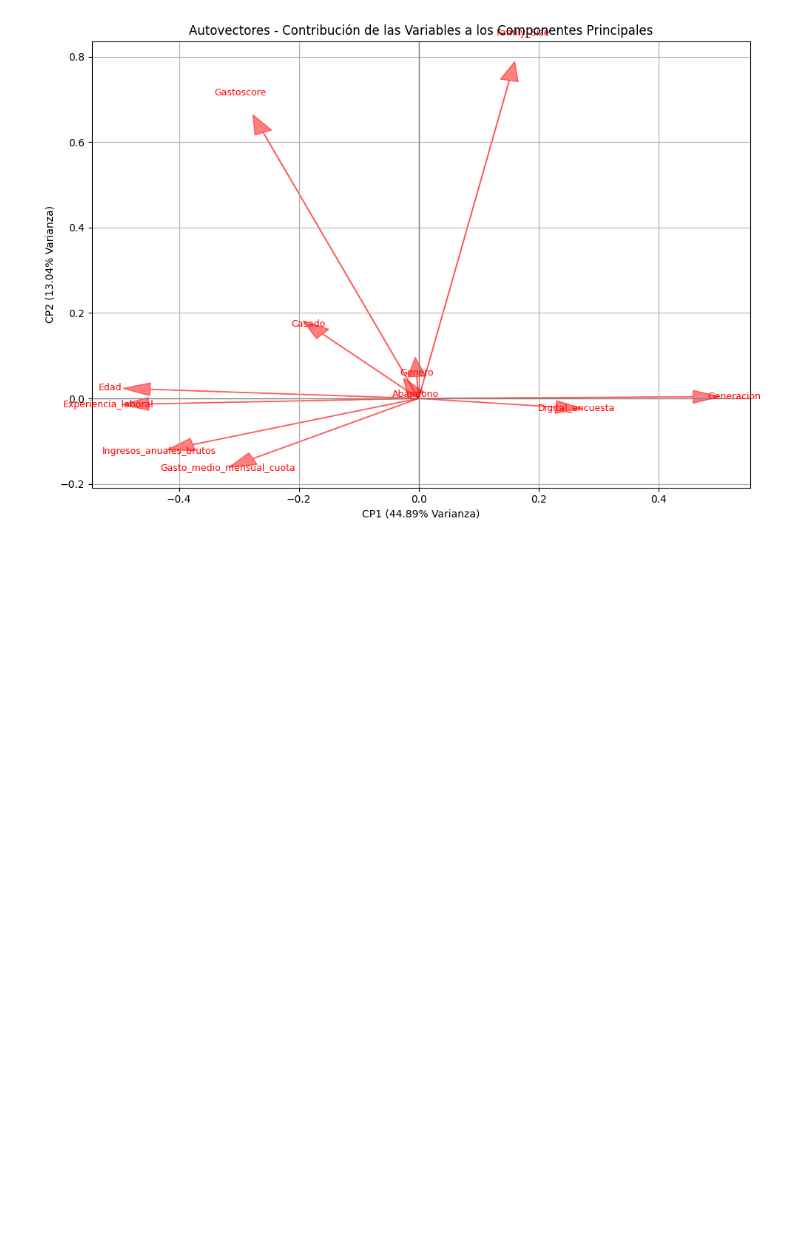
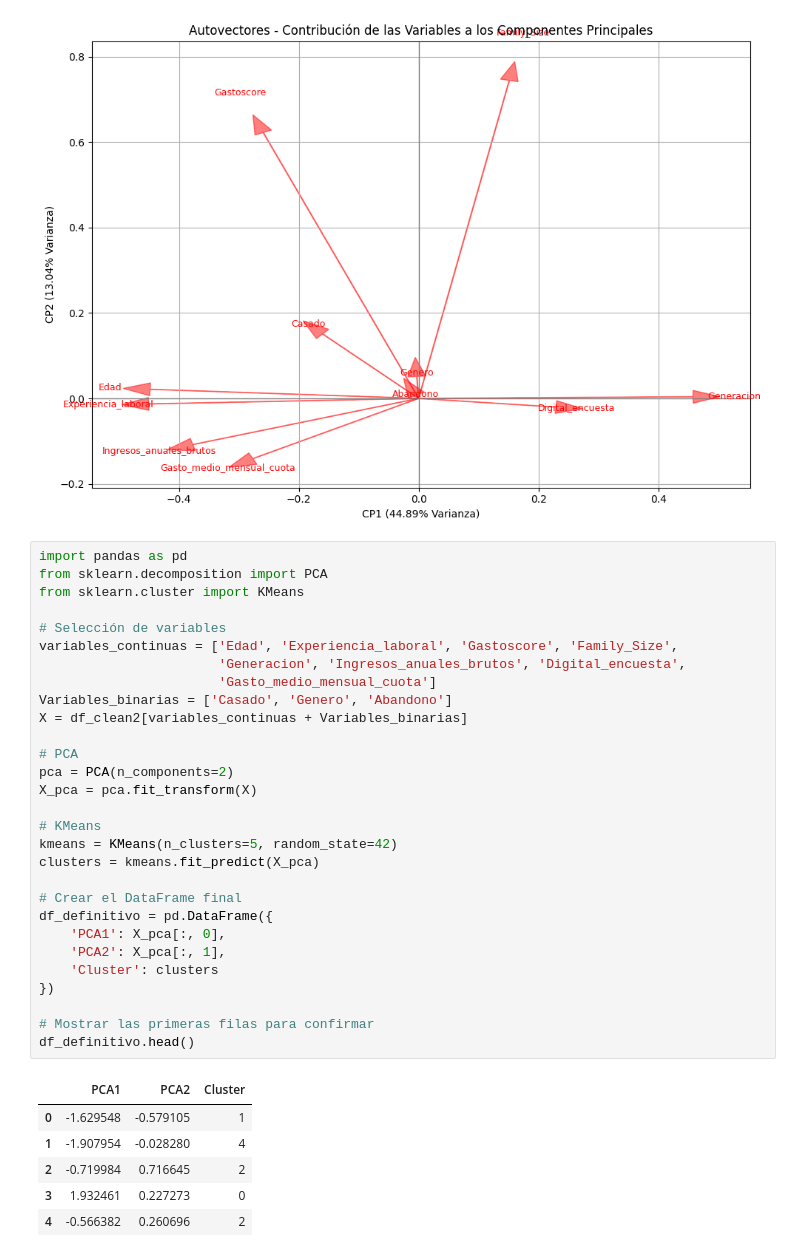
Before and after one commit to josean9/Caso2PCA, a Jupyter notebook: notebooks/analisisDatos.ipynb, the cells around one changed output. Cells and saved outputs as stored; diff of their text form; blank space fills up the shorter version.

```diff
--- a/notebooks/analisisDatos.ipynb
+++ b/notebooks/analisisDatos.ipynb
@@ -1035,3 +1036,39 @@ plt.tight_layout()
 plt.show()
 # %% [output]
 [figure]
+# %%
+import pandas as pd
+from sklearn.decomposition import PCA
+from sklearn.cluster import KMeans
+
+# Selección de variables
+variables_continuas = ['Edad', 'Experiencia_laboral', 'Gastoscore', 'Family_Size',
+                       'Generacion', 'Ingresos_anuales_brutos', 'Digital_encuesta',
+                       'Gasto_medio_mensual_cuota']
+Variables_binarias = ['Casado', 'Genero', 'Abandono']
+X = df_clean2[variables_continuas + Variables_binarias]
+
+# PCA
+pca = PCA(n_components=2)
+X_pca = pca.fit_transform(X)
+
+# KMeans
+kmeans = KMeans(n_clusters=5, random_state=42)
+clusters = kmeans.fit_predict(X_pca)
+
+# Crear el DataFrame final
+df_definitivo = pd.DataFrame({
+    'PCA1': X_pca[:, 0],
+    'PCA2': X_pca[:, 1],
+    'Cluster': clusters
+})
+
+# Mostrar las primeras filas para confirmar
+df_definitivo.head()
+# %% [output]
+|  | PCA1 | PCA2 | Cluster |
+| 0 | -1.629548 | -0.579105 | 1 |
+| 1 | -1.907954 | -0.028280 | 4 |
+| 2 | -0.719984 | 0.716645 | 2 |
+| 3 | 1.932461 | 0.227273 | 0 |
+| 4 | -0.566382 | 0.260696 | 2 |
```
Also changed, not shown: parts of 4 cells of this notebook.
